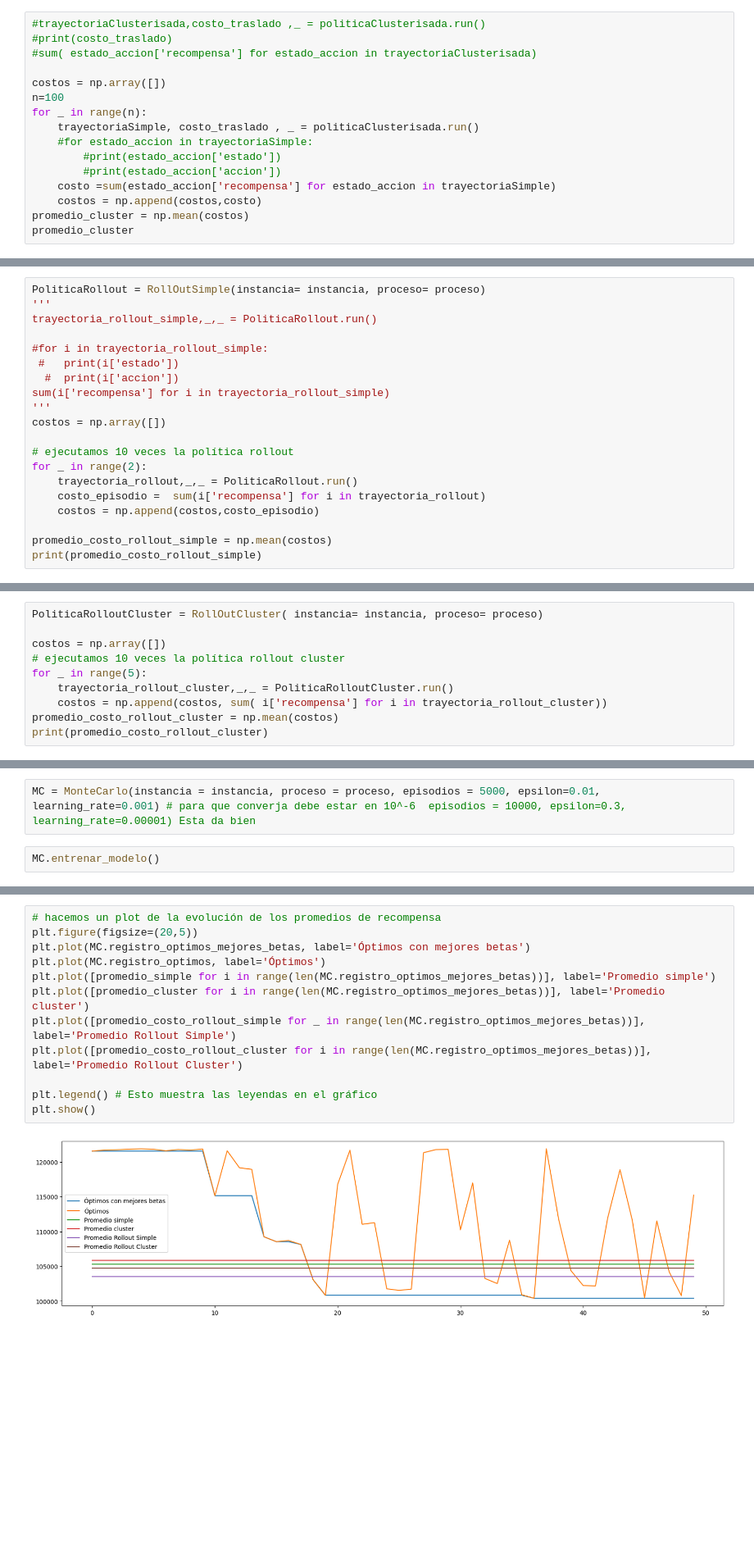
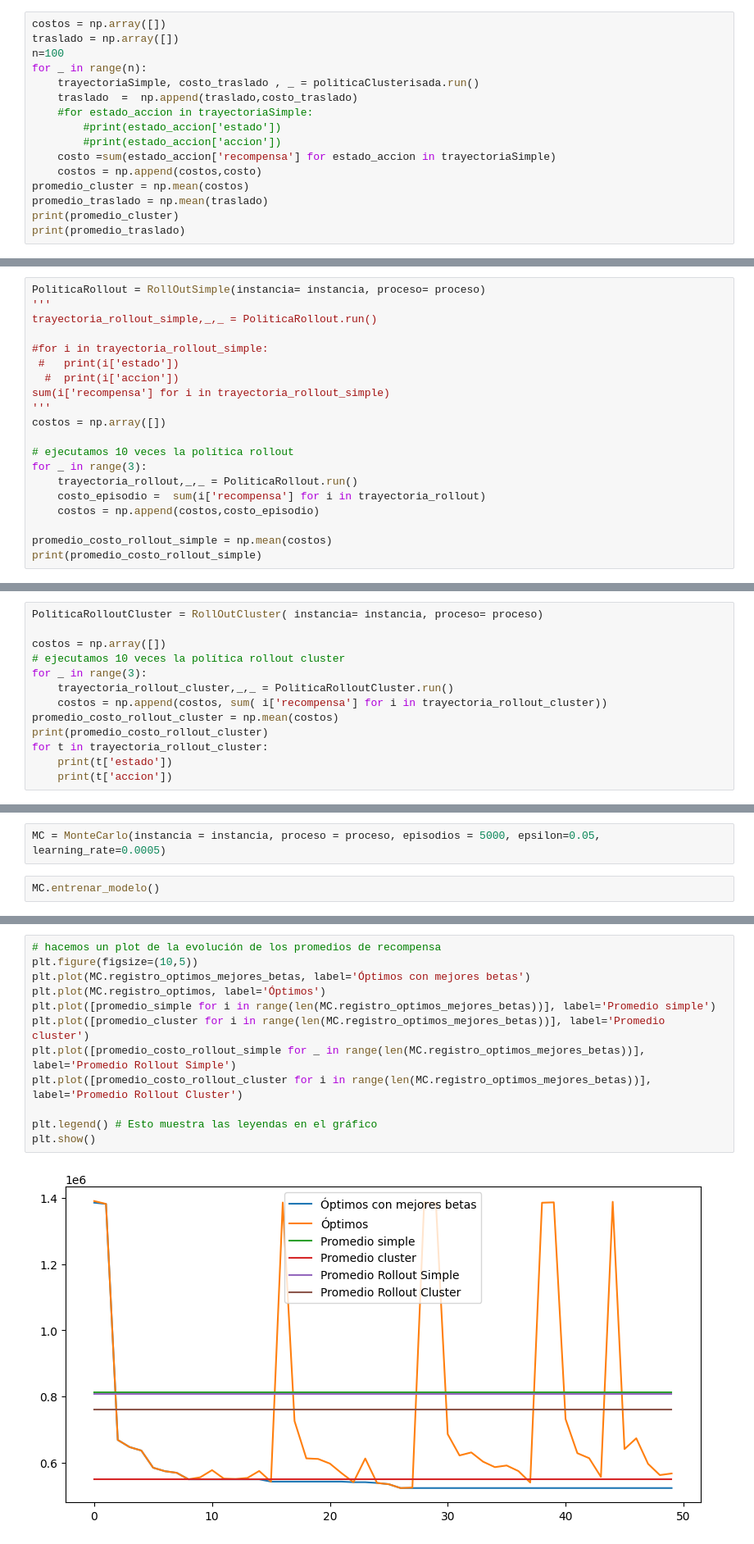
Before and after one commit to MFMayol/Tesis-RL, a Jupyter notebook: TesisFinal/pruebas.ipynb, the cells around one changed output, grey strips where cells are left out. Shown: that part at 82% size. Saved outputs shown, nothing was run; the diff lists cells and outputs as text; blank space fills up the shorter version.

```diff
--- a/TesisFinal/pruebas.ipynb
+++ b/TesisFinal/pruebas.ipynb
@@ -152,19 +147,19 @@ for t in trayectoriaSimple:
 # %% [markdown]
 # Instancia Clusterizada
 # %%
-#trayectoriaClusterisada,costo_traslado ,_ = politicaClusterisada.run()
-#print(costo_traslado)
-#sum( estado_accion['recompensa'] for estado_accion in trayectoriaClusterisada)
-
 costos = np.array([])
+traslado = np.array([])
 n=100
 for _ in range(n):
     trayectoriaSimple, costo_traslado , _ = politicaClusterisada.run()
+    traslado  =  np.append(traslado,costo_traslado)
     #for estado_accion in trayectoriaSimple:
         #print(estado_accion['estado'])
         #print(estado_accion['accion'])
     costo =sum(estado_accion['recompensa'] for estado_accion in trayectoriaSimple)
     costos = np.append(costos,costo)
 promedio_cluster = np.mean(costos)
-promedio_cluster
+promedio_traslado = np.mean(traslado)
+print(promedio_cluster)
+print(promedio_traslado)
 # %% [output]
@@ -184,7 +180,7 @@ sum(i['recompensa'] for i in trayectoria_rollout_simple)
 costos = np.array([])
 
 # ejecutamos 10 veces la política rollout
-for _ in range(2):
+for _ in range(3):
     trayectoria_rollout,_,_ = PoliticaRollout.run()
     costo_episodio =  sum(i['recompensa'] for i in trayectoria_rollout)
     costos = np.append(costos,costo_episodio)
@@ -200,9 +196,12 @@ PoliticaRolloutCluster = RollOutCluster( instancia= instancia, proceso= proceso)
 
 costos = np.array([])
 # ejecutamos 10 veces la política rollout cluster
-for _ in range(5):
+for _ in range(3):
     trayectoria_rollout_cluster,_,_ = PoliticaRolloutCluster.run()
     costos = np.append(costos, sum( i['recompensa'] for i in trayectoria_rollout_cluster))
 promedio_costo_rollout_cluster = np.mean(costos)
 print(promedio_costo_rollout_cluster)
+for t in trayectoria_rollout_cluster:
+    print(t['estado'])
+    print(t['accion'])
 # %% [output]
@@ -210,7 +225,7 @@ print(promedio_costo_rollout_cluster)
 # %% [markdown]
 # implementamos la política MC OnPolicy
 # %%
-MC = MonteCarlo(instancia = instancia, proceso = proceso, episodios = 5000, epsilon=0.01, learning_rate=0.001) # para que converja debe estar en 10^-6  episodios = 10000, epsilon=0.3, learning_rate=0.00001) Esta da bien
+MC = MonteCarlo(instancia = instancia, proceso = proceso, episodios = 5000, epsilon=0.05, learning_rate=0.0005)
 # %%
 MC.entrenar_modelo()
 # %%
@@ -269,14 +272,14 @@ print(MC.registro_optimos_mejores_betas)
 # %%
 # hacemos un plot de la evolución de los promedios de recompensa
-plt.figure(figsize=(20,5))
+plt.figure(figsize=(10,5))
 plt.plot(MC.registro_optimos_mejores_betas, label='Óptimos con mejores betas')
 plt.plot(MC.registro_optimos, label='Óptimos')
 plt.plot([promedio_simple for i in range(len(MC.registro_optimos_mejores_betas))], label='Promedio simple')
 plt.plot([promedio_cluster for i in range(len(MC.registro_optimos_mejores_betas))], label='Promedio cluster')
 plt.plot([promedio_costo_rollout_simple for _ in range(len(MC.registro_optimos_mejores_betas))], label='Promedio Rollout Simple')
 plt.plot([promedio_costo_rollout_cluster for i in range(len(MC.registro_optimos_mejores_betas))], label='Promedio Rollout Cluster')
 
 plt.legend() # Esto muestra las leyendas en el gráfico
 plt.show()
 # %% [output]
-[figure, old version]
+[figure, new version]
```
Also changed, not shown: parts of 22 cells of this notebook, 29 other files.
